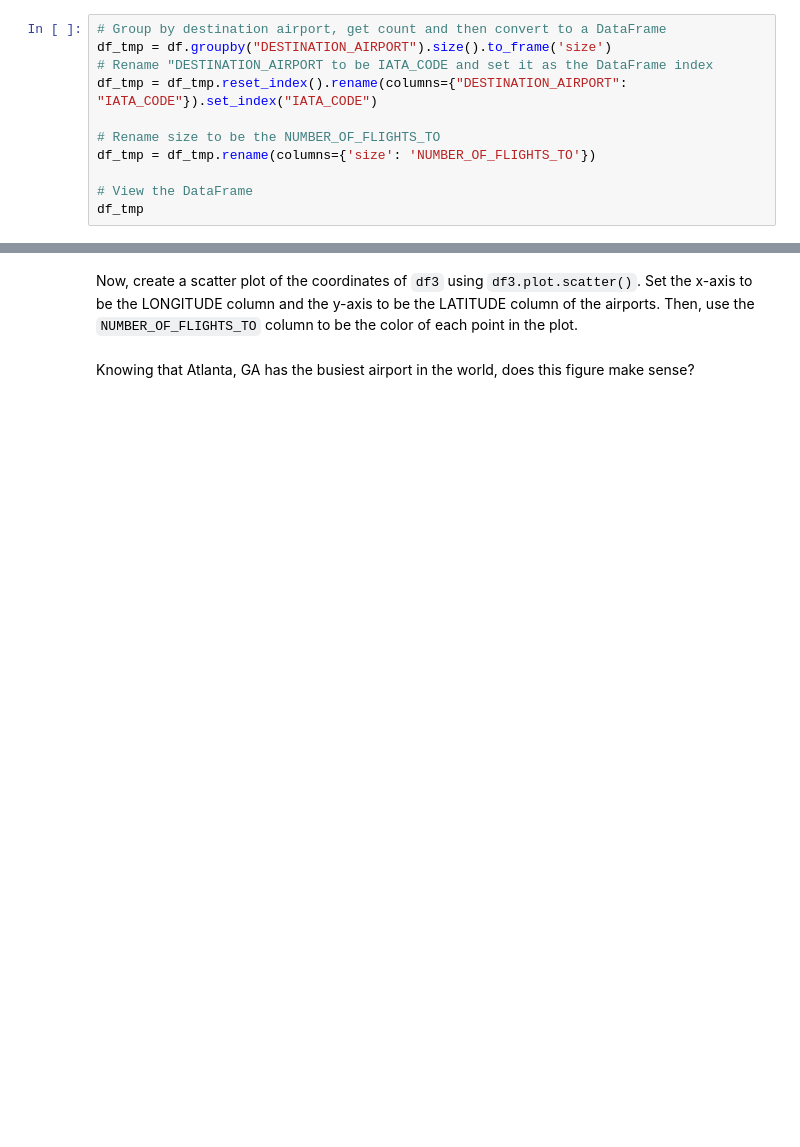
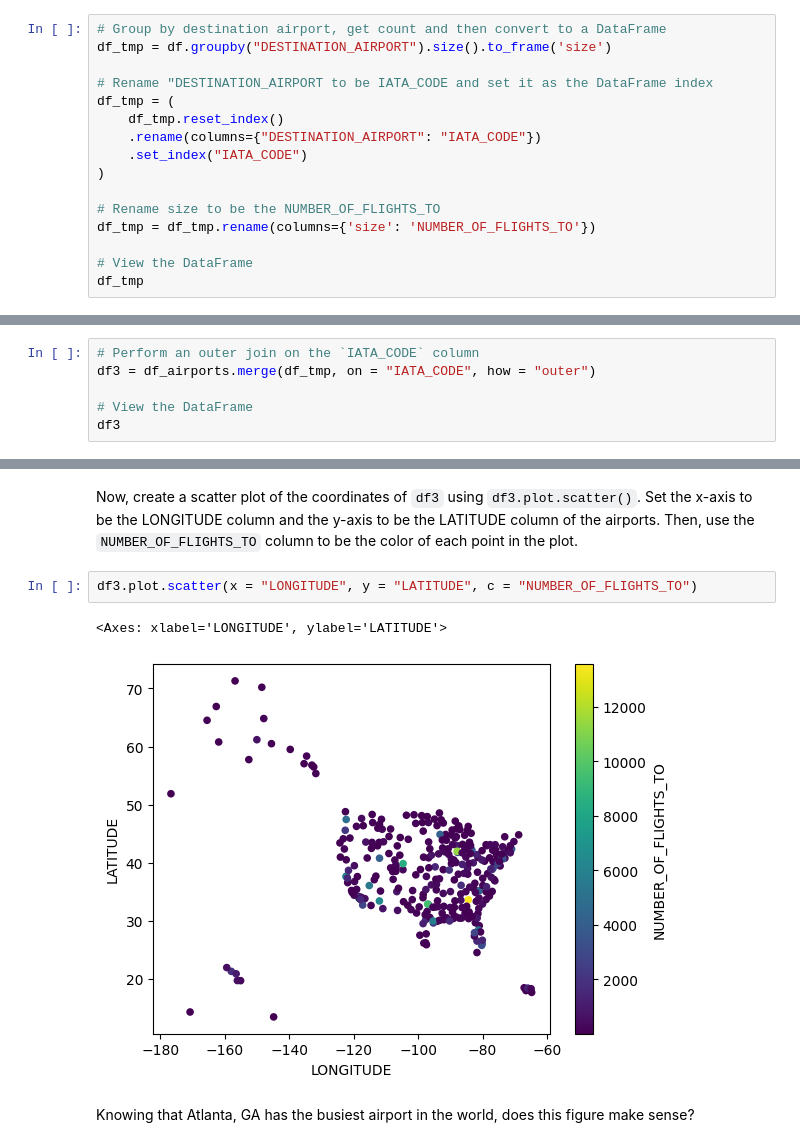
Before and after one commit to cv-solano-cs-ds/scc-engr-7, a Jupyter notebook: lab-12/lab12.ipynb, the cells around one changed output, grey strips where cells are left out. Drawn from its saved outputs; the diff is of its cells as text; blank space fills up the shorter version.

```diff
--- a/lab-12/lab12.ipynb
+++ b/lab-12/lab12.ipynb
@@ -340,8 +697,13 @@ Below is code to create another DataFrame that contains a single column (indexed
 # %%
 # Group by destination airport, get count and then convert to a DataFrame
 df_tmp = df.groupby("DESTINATION_AIRPORT").size().to_frame('size')
+
 # Rename "DESTINATION_AIRPORT to be IATA_CODE and set it as the DataFrame index
-df_tmp = df_tmp.reset_index().rename(columns={"DESTINATION_AIRPORT": "IATA_CODE"}).set_index("IATA_CODE")
+df_tmp = (
+    df_tmp.reset_index()
+    .rename(columns={"DESTINATION_AIRPORT": "IATA_CODE"})
+    .set_index("IATA_CODE")
+)
 
 # Rename size to be the NUMBER_OF_FLIGHTS_TO
 df_tmp = df_tmp.rename(columns={'size': 'NUMBER_OF_FLIGHTS_TO'})
@@ -365,3 +727,9 @@ df_tmp
 307 rows × 1 columns
 # %% [markdown]
 Create a new DataFrame called `df3` that is the result of merging `df_airports`and `df_tmp` on the IATA_CODE column.
+# %%
+# Perform an outer join on the `IATA_CODE` column
+df3 = df_airports.merge(df_tmp, on = "IATA_CODE", how = "outer")
+
+# View the DataFrame
+df3
@@ -368,4 +751,9 @@ Create a new DataFrame called `df3` that is the result of merging `df_airports`a
 # %% [markdown]
 Now, create a scatter plot of the coordinates of `df3` using `df3.plot.scatter()`. Set the x-axis to be the LONGITUDE column and the y-axis to be the LATITUDE column of the airports. Then, use the `NUMBER_OF_FLIGHTS_TO` column to be the color of each point in the plot.
+# %%
+df3.plot.scatter(x = "LONGITUDE", y = "LATITUDE", c = "NUMBER_OF_FLIGHTS_TO")
+# %% [output]
+<Axes: xlabel='LONGITUDE', ylabel='LATITUDE'>
+[figure, added]
 # %% [markdown]
 Knowing that Atlanta, GA has the busiest airport in the world, does this figure make sense?
```
Also changed, not shown: parts of 29 cells of this notebook.
